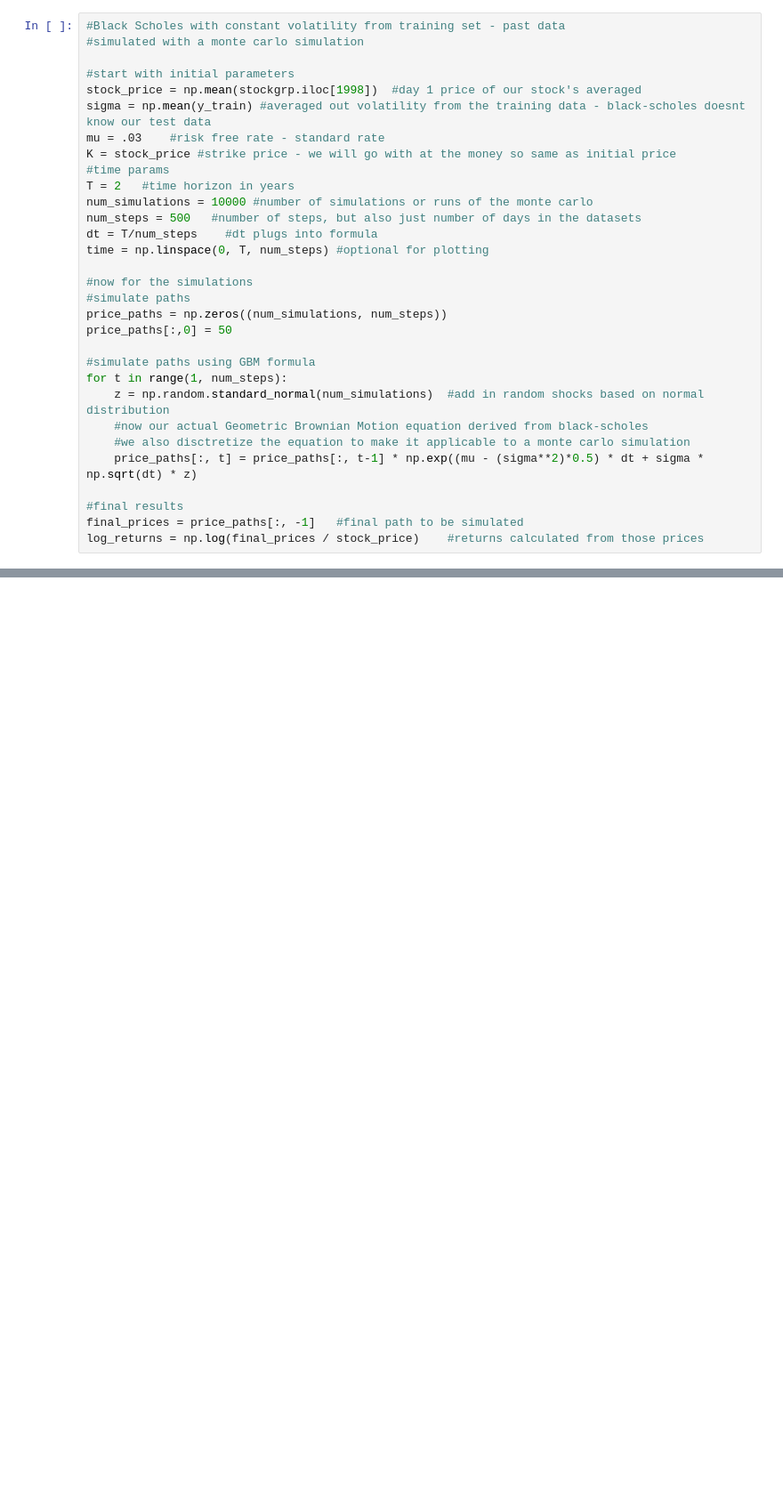
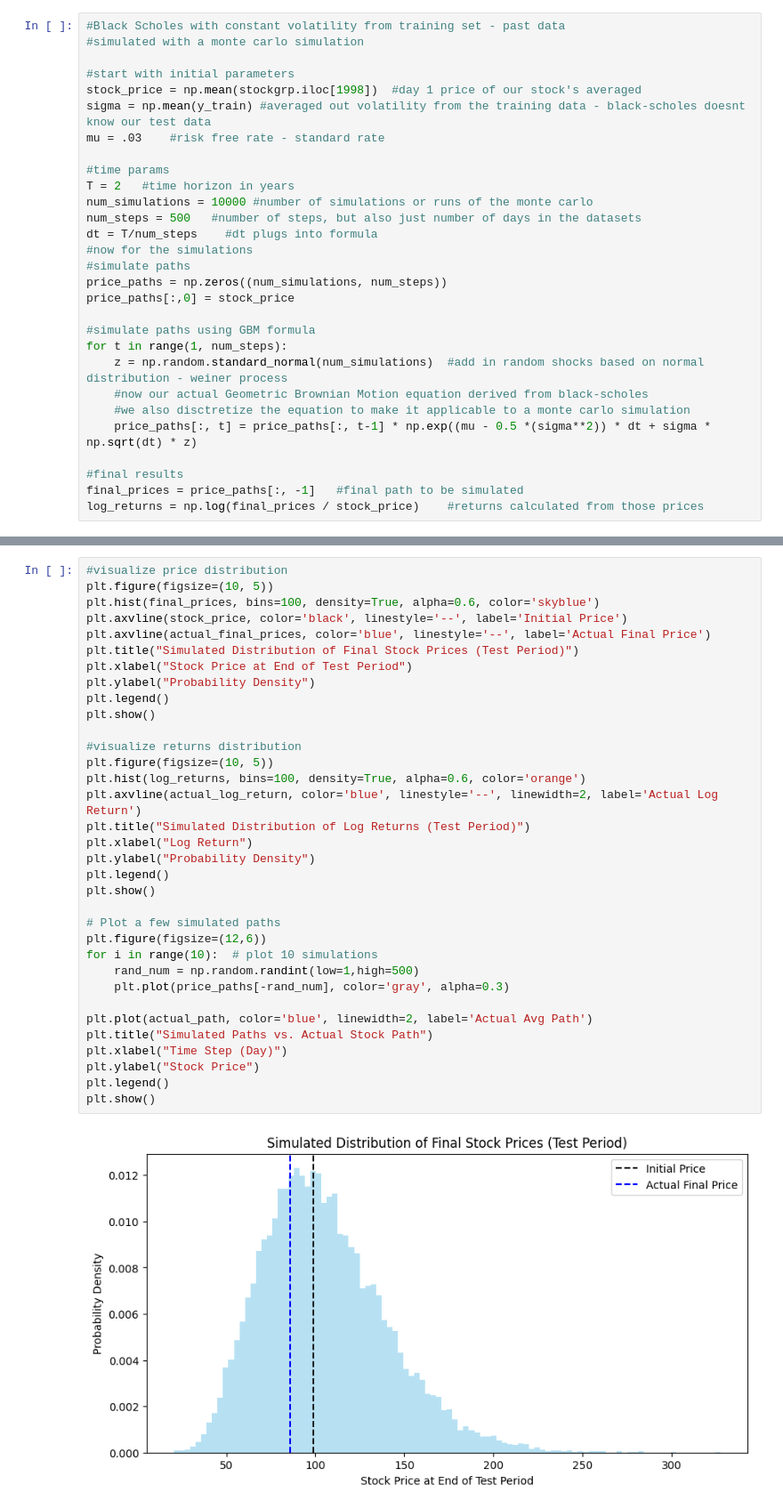
Before and after one commit to jjklug/Finance-and-Machine-Learning, a Jupyter notebook: MonteCarlo.ipynb, the cells around one changed output, grey strips where cells are left out. Shown at 89% size. Cells and saved outputs as stored; diff of their text form; blank space fills up the shorter version.

```diff
--- a/MonteCarlo.ipynb
+++ b/MonteCarlo.ipynb
@@ -122,25 +130,23 @@ def xgb_visualize():
 stock_price = np.mean(stockgrp.iloc[1998])  #day 1 price of our stock's averaged
 sigma = np.mean(y_train) #averaged out volatility from the training data - black-scholes doesnt know our test data
 mu = .03    #risk free rate - standard rate
-K = stock_price #strike price - we will go with at the money so same as initial price
+
 #time params
 T = 2   #time horizon in years
 num_simulations = 10000 #number of simulations or runs of the monte carlo
 num_steps = 500   #number of steps, but also just number of days in the datasets
 dt = T/num_steps    #dt plugs into formula
-time = np.linspace(0, T, num_steps) #optional for plotting
-
 #now for the simulations
 #simulate paths
 price_paths = np.zeros((num_simulations, num_steps))
-price_paths[:,0] = 50
+price_paths[:,0] = stock_price
 
 #simulate paths using GBM formula
 for t in range(1, num_steps):
-    z = np.random.standard_normal(num_simulations)  #add in random shocks based on normal distribution
+    z = np.random.standard_normal(num_simulations)  #add in random shocks based on normal distribution - weiner process
     #now our actual Geometric Brownian Motion equation derived from black-scholes
     #we also disctretize the equation to make it applicable to a monte carlo simulation
-    price_paths[:, t] = price_paths[:, t-1] * np.exp((mu - (sigma**2)*0.5) * dt + sigma * np.sqrt(dt) * z)
+    price_paths[:, t] = price_paths[:, t-1] * np.exp((mu - 0.5 *(sigma**2)) * dt + sigma * np.sqrt(dt) * z)
 
 #final results
 final_prices = price_paths[:, -1]   #final path to be simulated
@@ -198,0 +322,36 @@ plt.show()
+# %%
+#visualize price distribution
+plt.figure(figsize=(10, 5))
+plt.hist(final_prices, bins=100, density=True, alpha=0.6, color='skyblue')
+plt.axvline(stock_price, color='black', linestyle='--', label='Initial Price')
+plt.axvline(actual_final_prices, color='blue', linestyle='--', label='Actual Final Price')
+plt.title("Simulated Distribution of Final Stock Prices (Test Period)")
+plt.xlabel("Stock Price at End of Test Period")
+plt.ylabel("Probability Density")
+plt.legend()
+plt.show()
+
+#visualize returns distribution
+plt.figure(figsize=(10, 5))
+plt.hist(log_returns, bins=100, density=True, alpha=0.6, color='orange')
+plt.axvline(actual_log_return, color='blue', linestyle='--', linewidth=2, label='Actual Log Return')
+plt.title("Simulated Distribution of Log Returns (Test Period)")
+plt.xlabel("Log Return")
+plt.ylabel("Probability Density")
+plt.legend()
+plt.show()
+
+# Plot a few simulated paths
+plt.figure(figsize=(12,6))
+for i in range(10):  # plot 10 simulations
+    rand_num = np.random.randint(low=1,high=500)
+    plt.plot(price_paths[-rand_num], color='gray', alpha=0.3)
+
+plt.plot(actual_path, color='blue', linewidth=2, label='Actual Avg Path')
+plt.title("Simulated Paths vs. Actual Stock Path")
+plt.xlabel("Time Step (Day)")
+plt.ylabel("Stock Price")
+plt.legend()
+plt.show()
+# %% [output]
+[figure, added]
```
Also changed, not shown: parts of 12 cells of this notebook.
